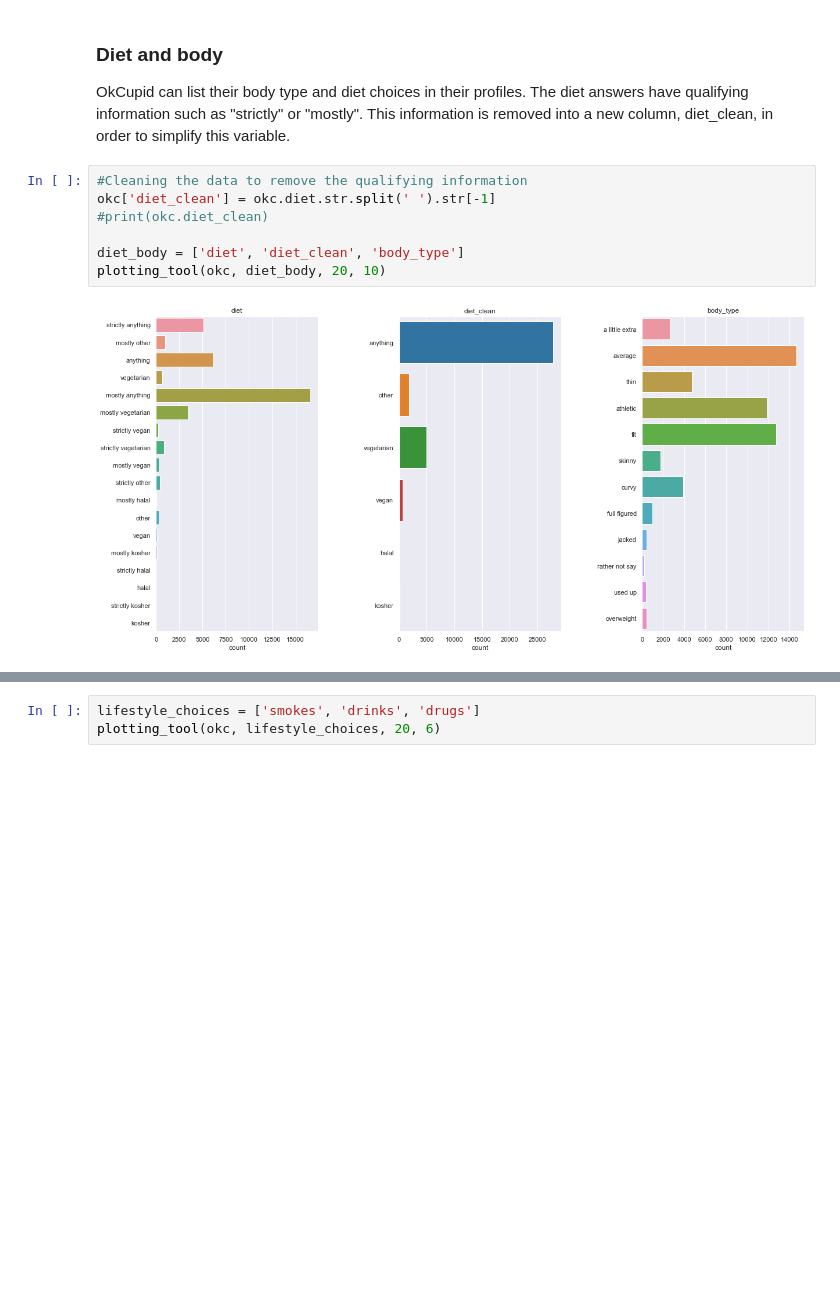
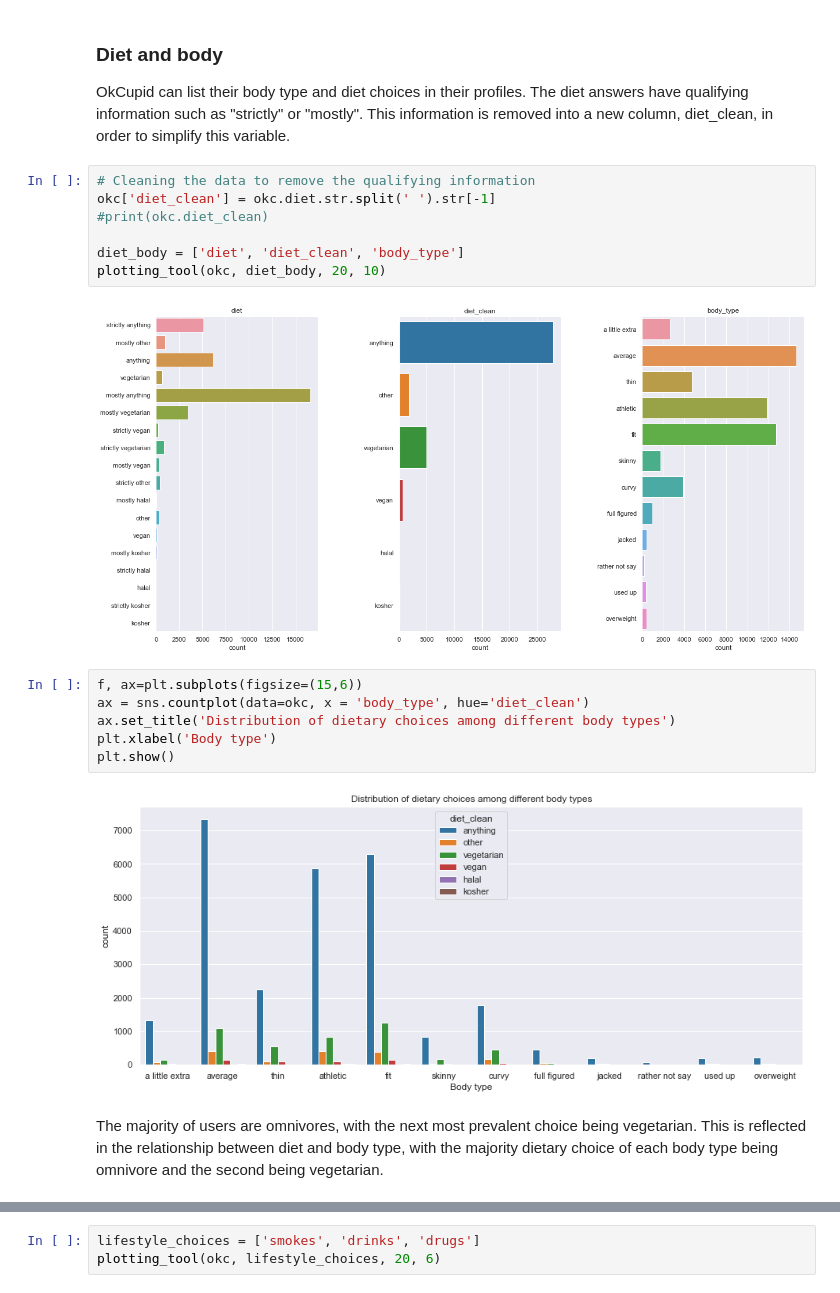
Before and after one commit to LottesofCode/Portfolio, a Jupyter notebook: _notebooks/2022-06-22-date-a-scientist.ipynb, the cells around one changed output, grey strips where cells are left out. Cells and saved outputs as stored; diff of their text form; blank space fills up the shorter version.

```diff
--- a/_notebooks/2022-06-22-date-a-scientist.ipynb
+++ b/_notebooks/2022-06-22-date-a-scientist.ipynb
@@ -322,7 +322,7 @@ def plotting_tool(df, x, width, height):
 ### Diet and body
 OkCupid can list their body type and diet choices in their profiles. The diet answers have qualifying information such as "strictly" or "mostly".  This information is removed into a new column, diet_clean, in order to simplify this variable.
 # %%
-#Cleaning the data to remove the qualifying information
+# Cleaning the data to remove the qualifying information
 okc['diet_clean'] = okc.diet.str.split(' ').str[-1]
 #print(okc.diet_clean)
 
@@ -330,5 +330,15 @@ diet_body = ['diet', 'diet_clean', 'body_type']
 plotting_tool(okc, diet_body, 20, 10)
 # %% [output]
 [figure]
+# %%
+f, ax=plt.subplots(figsize=(15,6))
+ax = sns.countplot(data=okc, x = 'body_type', hue='diet_clean')
+ax.set_title('Distribution of dietary choices among different body types')
+plt.xlabel('Body type')
+plt.show()
+# %% [output]
+[figure, added]
+# %% [markdown]
+The majority of users are omnivores, with the next most prevalent choice being vegetarian.  This is reflected in the relationship between diet and body type, with the majority dietary choice of each body type being omnivore and the second being vegetarian.
 # %% [markdown]
 ### Lifestyle choices:
```
Also changed, not shown: parts of 4 cells of this notebook.
